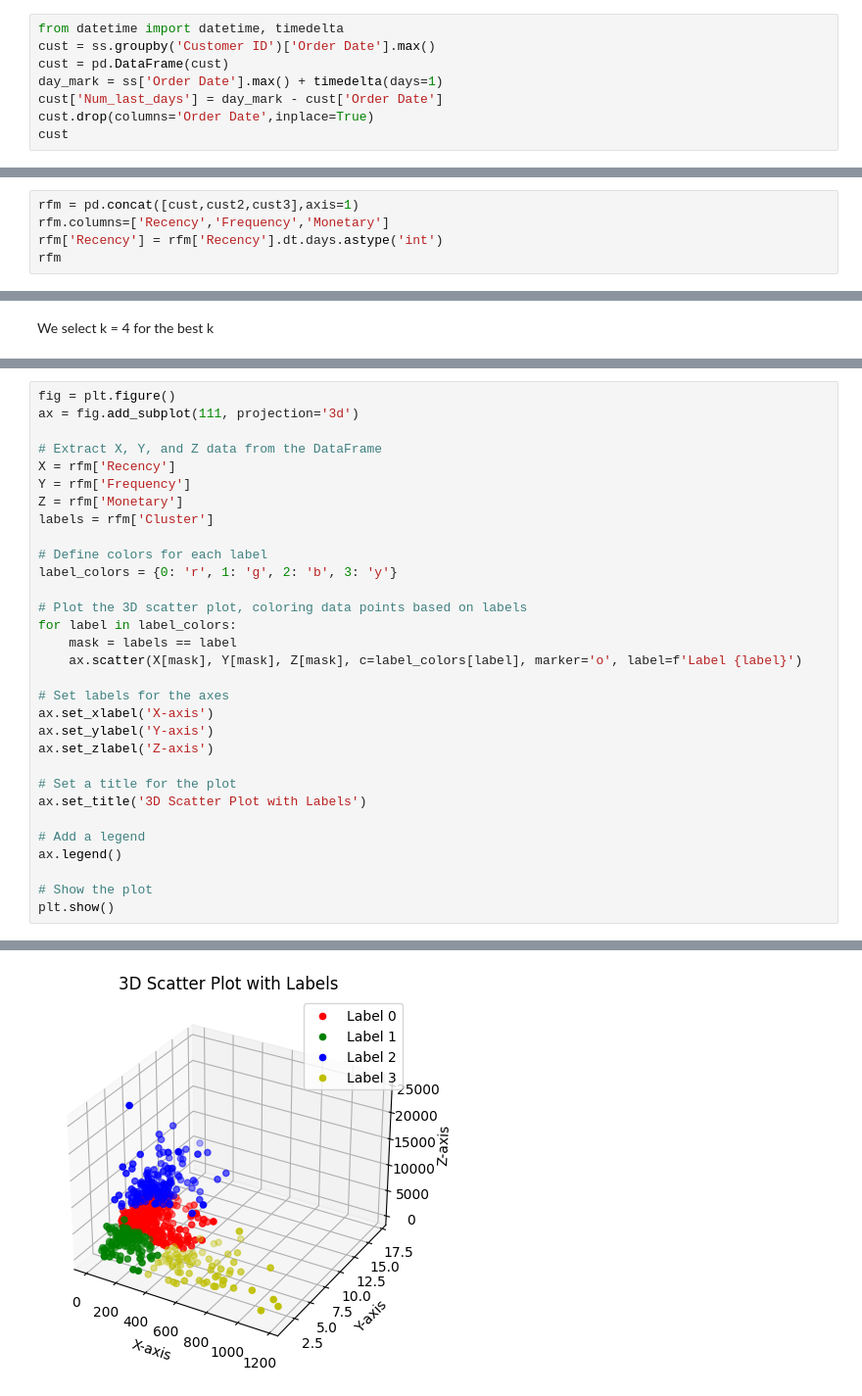
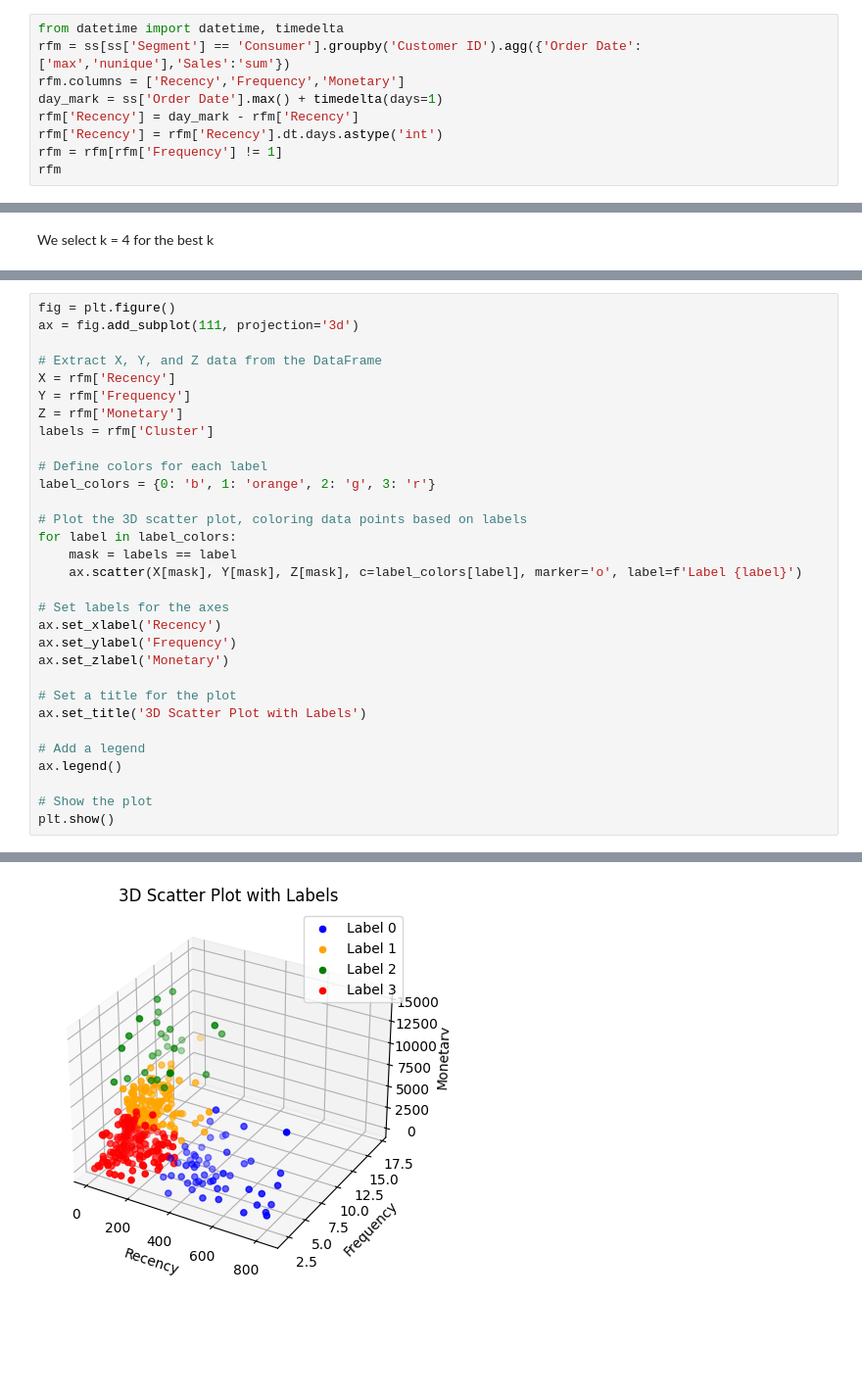
Before and after one commit to Krittapad12348/Superstore_Analysis, a Jupyter notebook: superstore_python.ipynb, the cells around one changed output, grey strips where cells are left out. Shown at 98% size. Saved outputs shown, nothing was run; the diff lists cells and outputs as text; blank space fills up the shorter version.

```diff
--- a/superstore_python.ipynb
+++ b/superstore_python.ipynb
@@ -1058,10 +1091,11 @@ ss
 # %%
 from datetime import datetime, timedelta
-cust = ss.groupby('Customer ID')['Order Date'].max()
-cust = pd.DataFrame(cust)
+rfm = ss[ss['Segment'] == 'Consumer'].groupby('Customer ID').agg({'Order Date':['max','nunique'],'Sales':'sum'})
+rfm.columns = ['Recency','Frequency','Monetary']
 day_mark = ss['Order Date'].max() + timedelta(days=1)
-cust['Num_last_days'] = day_mark - cust['Order Date']
-cust.drop(columns='Order Date',inplace=True)
-cust
+rfm['Recency'] = day_mark - rfm['Recency']
+rfm['Recency'] = rfm['Recency'].dt.days.astype('int')
+rfm = rfm[rfm['Frequency'] != 1]
+rfm
 # %% [output]
 `should_run_async` will not call `transform_cell` automatically in the future. Please pass the result to `transformed_cell` argument and any exception that happen during thetransform in `preprocessing ...
@@ -1122,5 +1115,0 @@ cust3
-# %%
-rfm = pd.concat([cust,cust2,cust3],axis=1)
-rfm.columns=['Recency','Frequency','Monetary']
-rfm['Recency'] = rfm['Recency'].dt.days.astype('int')
-rfm
@@ -1219,34 +1192,34 @@ The default value of `n_init` will change from 10 to 'auto' in 1.4. Set the valu
 # %%
 fig = plt.figure()
 ax = fig.add_subplot(111, projection='3d')
 
 # Extract X, Y, and Z data from the DataFrame
 X = rfm['Recency']
 Y = rfm['Frequency']
 Z = rfm['Monetary']
 labels = rfm['Cluster']
 
 # Define colors for each label
-label_colors = {0: 'r', 1: 'g', 2: 'b', 3: 'y'}
+label_colors = {0: 'b', 1: 'orange', 2: 'g', 3: 'r'}
 
 # Plot the 3D scatter plot, coloring data points based on labels
 for label in label_colors:
     mask = labels == label
     ax.scatter(X[mask], Y[mask], Z[mask], c=label_colors[label], marker='o', label=f'Label {label}')
 
 # Set labels for the axes
-ax.set_xlabel('X-axis')
-ax.set_ylabel('Y-axis')
-ax.set_zlabel('Z-axis')
+ax.set_xlabel('Recency')
+ax.set_ylabel('Frequency')
+ax.set_zlabel('Monetary')
 
 # Set a title for the plot
 ax.set_title('3D Scatter Plot with Labels')
 
 # Add a legend
 ax.legend()
 
 # Show the plot
 plt.show()
 # %% [output]
 `should_run_async` will not call `transform_cell` automatically in the future. Please pass the result to `transformed_cell` argument and any exception that happen during thetransform in `preprocessing ...
-[figure, old version]
+[figure, new version]
```
Also changed, not shown: parts of 43 cells of this notebook.
